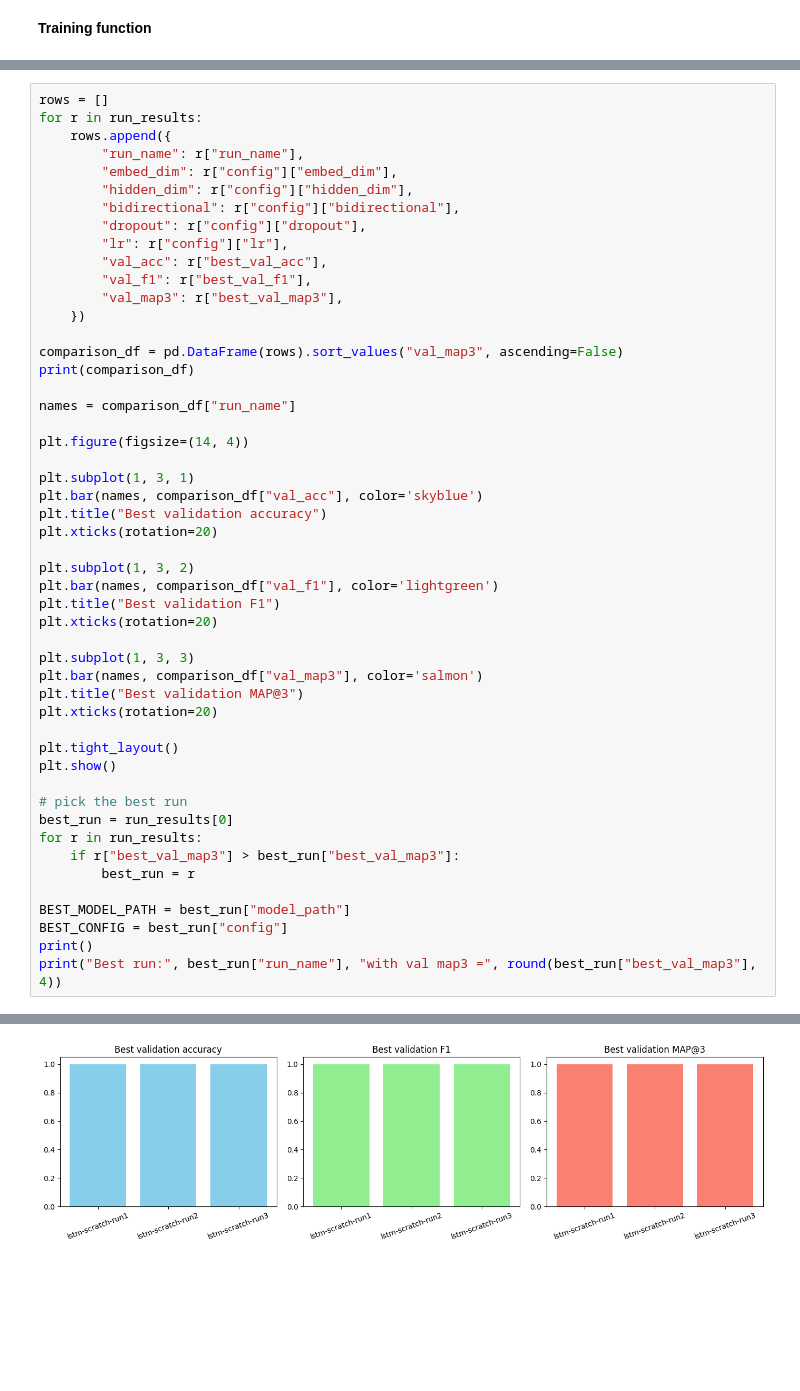
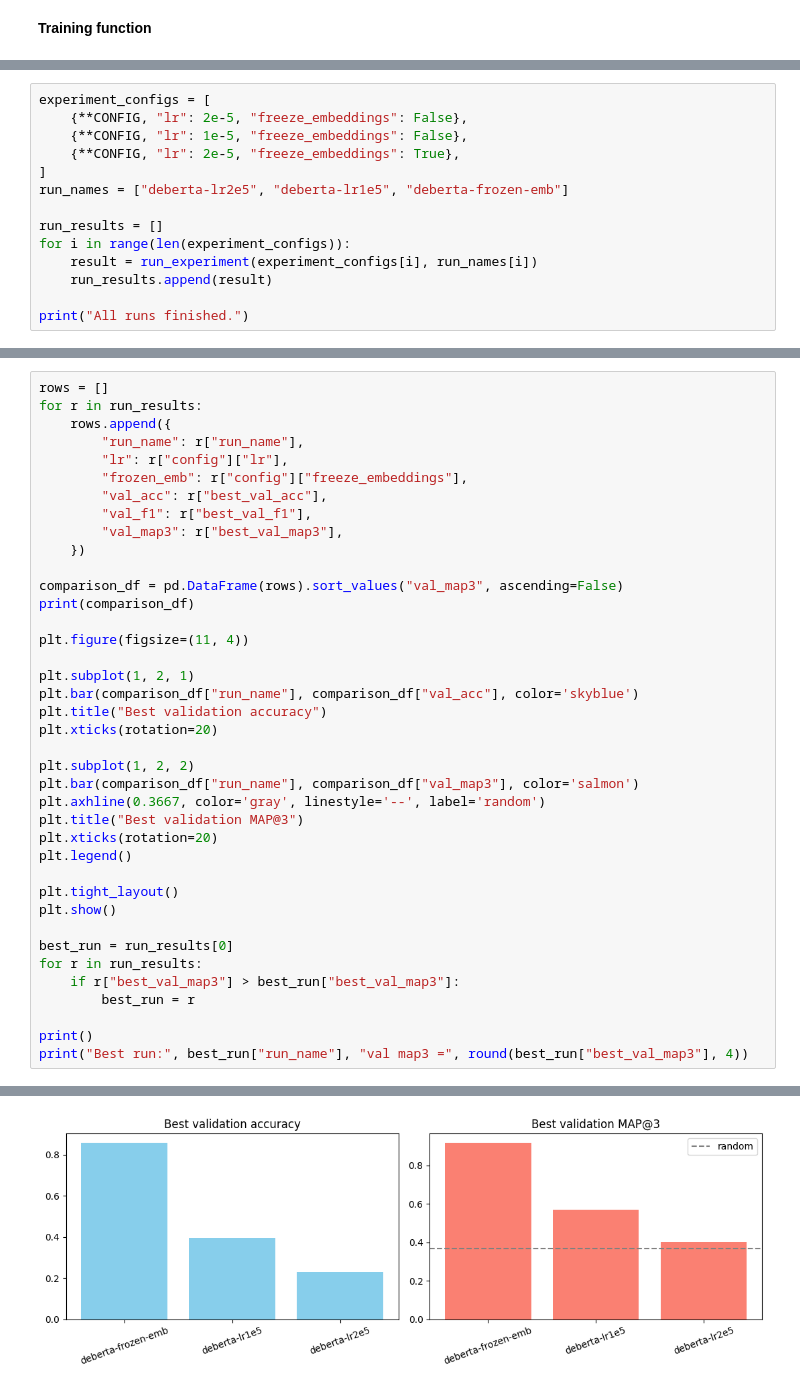
Before and after one commit to 22f1000828/DL-22f1000828-notebook-t22026, a Jupyter notebook: kaggle_notebook.ipynb, the cells around one changed output, grey strips where cells are left out. Drawn from its saved outputs; the diff is of its cells as text; blank space fills up the shorter version.

```diff
--- a/kaggle_notebook.ipynb
+++ b/kaggle_notebook.ipynb
@@ -909,0 +785,14 @@ Epoch 4 | train loss: 0.1171 train acc: 0.9688 | val loss: 0.0904 val acc: 0.986
+# %%
+experiment_configs = [
+    {**CONFIG, "lr": 2e-5, "freeze_embeddings": False},
+    {**CONFIG, "lr": 1e-5, "freeze_embeddings": False},
+    {**CONFIG, "lr": 2e-5, "freeze_embeddings": True},
+]
+run_names = ["deberta-lr2e5", "deberta-lr1e5", "deberta-frozen-emb"]
+
+run_results = []
+for i in range(len(experiment_configs)):
+    result = run_experiment(experiment_configs[i], run_names[i])
+    run_results.append(result)
+
+print("All runs finished.")
@@ -916,11 +834,8 @@ rows = []
 for r in run_results:
     rows.append({
         "run_name": r["run_name"],
-        "embed_dim": r["config"]["embed_dim"],
-        "hidden_dim": r["config"]["hidden_dim"],
-        "bidirectional": r["config"]["bidirectional"],
-        "dropout": r["config"]["dropout"],
         "lr": r["config"]["lr"],
+        "frozen_emb": r["config"]["freeze_embeddings"],
         "val_acc": r["best_val_acc"],
         "val_f1": r["best_val_f1"],
         "val_map3": r["best_val_map3"],
@@ -929,36 +844,28 @@ for r in run_results:
 comparison_df = pd.DataFrame(rows).sort_values("val_map3", ascending=False)
 print(comparison_df)
 
-names = comparison_df["run_name"]
+plt.figure(figsize=(11, 4))
 
-plt.figure(figsize=(14, 4))
-
-plt.subplot(1, 3, 1)
-plt.bar(names, comparison_df["val_acc"], color='skyblue')
+plt.subplot(1, 2, 1)
+plt.bar(comparison_df["run_name"], comparison_df["val_acc"], color='skyblue')
 plt.title("Best validation accuracy")
 plt.xticks(rotation=20)
 
-plt.subplot(1, 3, 2)
-plt.bar(names, comparison_df["val_f1"], color='lightgreen')
-plt.title("Best validation F1")
-plt.xticks(rotation=20)
-
-plt.subplot(1, 3, 3)
-plt.bar(names, comparison_df["val_map3"], color='salmon')
+plt.subplot(1, 2, 2)
+plt.bar(comparison_df["run_name"], comparison_df["val_map3"], color='salmon')
+plt.axhline(0.3667, color='gray', linestyle='--', label='random')
 plt.title("Best validation MAP@3")
 plt.xticks(rotation=20)
+plt.legend()
 
 plt.tight_layout()
 plt.show()
 
-# pick the best run
 best_run = run_results[0]
 for r in run_results:
     if r["best_val_map3"] > best_run["best_val_map3"]:
         best_run = r
 
-BEST_MODEL_PATH = best_run["model_path"]
-BEST_CONFIG = best_run["config"]
 print()
-print("Best run:", best_run["run_name"], "with val map3 =", round(best_run["best_val_map3"], 4))
+print("Best run:", best_run["run_name"], "val map3 =", round(best_run["best_val_map3"], 4))
 # %% [output]
@@ -974 +876 @@ print("Best run:", best_run["run_name"], "with val map3 =", round(best_run["best
-[figure, old version]
+[figure, new version]
```
Also changed, not shown: parts of 88 cells of this notebook.
